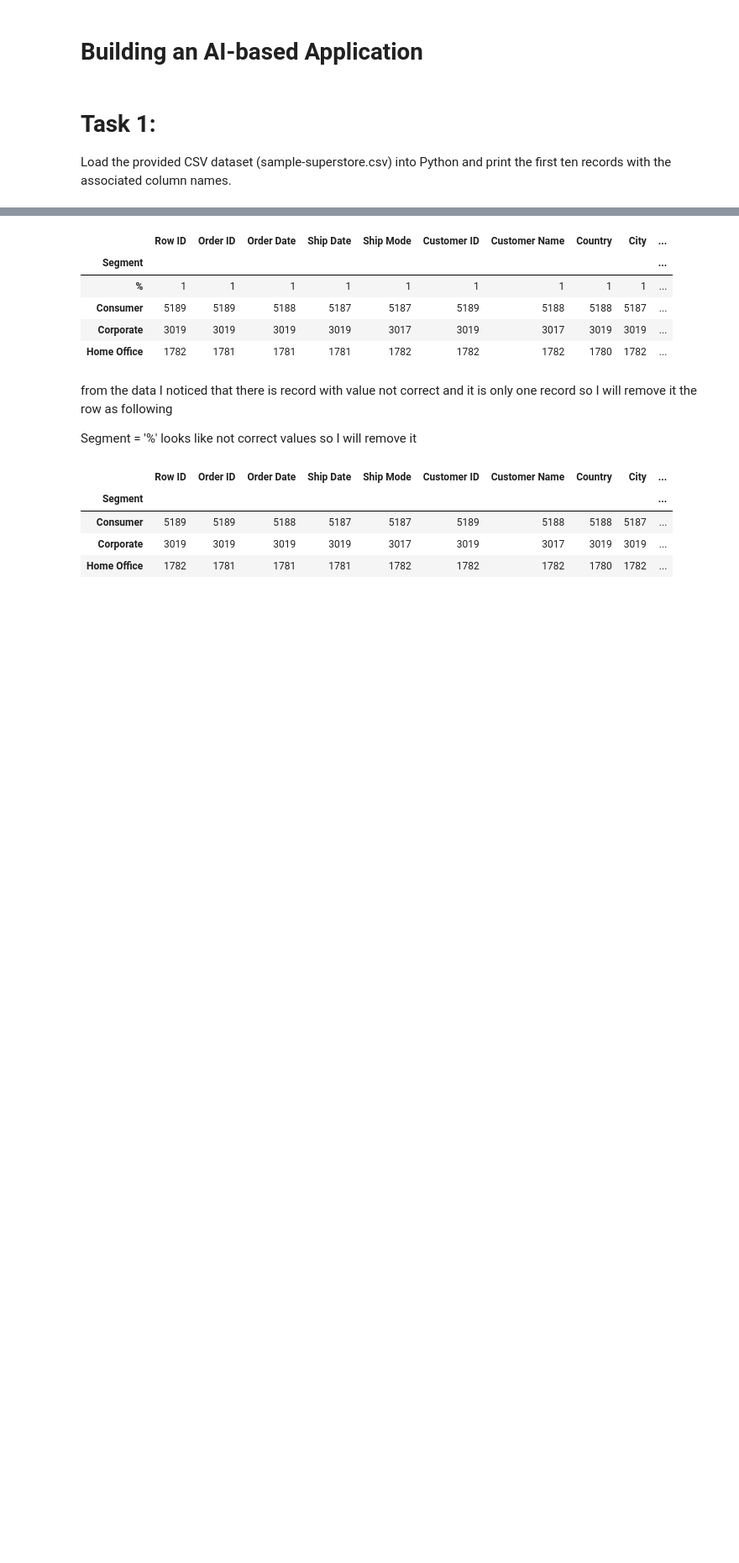
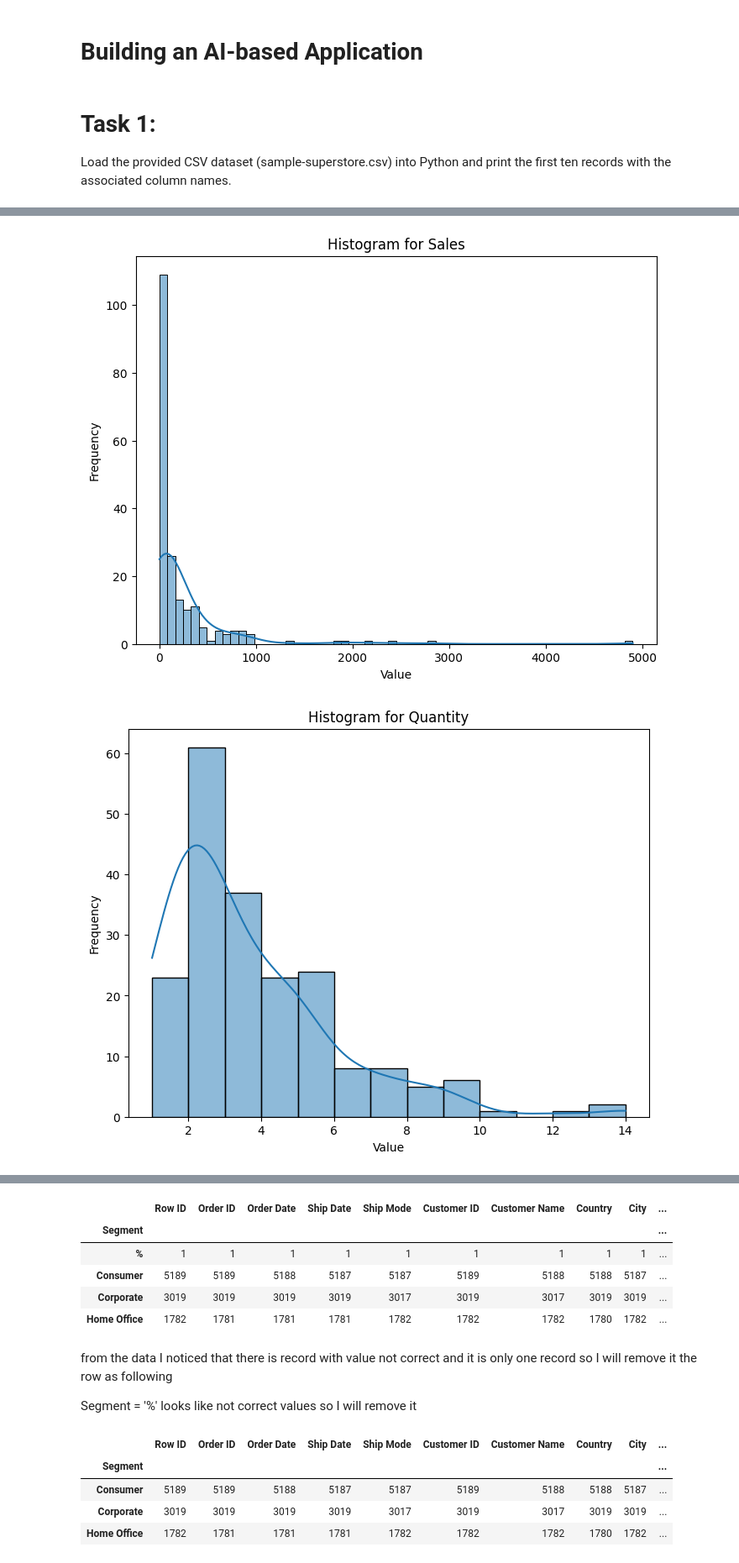
Before and after one commit to engmohamedsalah/AIMaster-Training, a Jupyter notebook: Building_an_AI_based_Application.ipynb, the cells around one changed output, grey strips where cells are left out. Shown at 84% size. Cells and saved outputs as stored; diff of their text form; code cells hidden in the pictures; blank space fills up the shorter version.

```diff
--- a/Building_an_AI_based_Application.ipynb
+++ b/Building_an_AI_based_Application.ipynb
@@ -39,0 +111,34 @@ Index(['Row ID', 'Order ID', 'Order Date', 'Ship Date', 'Ship Mode',
+# %%
+def plot_histogram(df, column_name):
+    # Copy the selected column to avoid modifying the original DataFrame
+    # take sample of the data due to hug amount of data
+    column_data = df[column_name].sample(200)
+
+    # Convert the column to numeric
+    column_data = pd.to_numeric(column_data, errors='coerce')
+
+    # Create a larger figure by setting the figsize parameter
+    plt.figure(figsize=(8, 6))
+
+    # Create a histogram with auto-adjusted bins
+    sns.histplot(column_data, kde=True, bins='auto')
+
+    # Add labels and a title
+    plt.xlabel('Value')
+    plt.ylabel('Frequency')
+    plt.title(f'Histogram for {column_name}')
+
+    # Show the plot
+    plt.show()
+
+# print histogram
+plot_histogram(df_super_store, 'Sales')
+
+# print histogram
+plot_histogram(df_super_store, 'Quantity')
+
+# print histogram
+plot_histogram(df_super_store, 'Profit')
+# %% [output]
+[figure, added]
+[figure, added]
```
Also changed, not shown: parts of 17 cells of this notebook.
